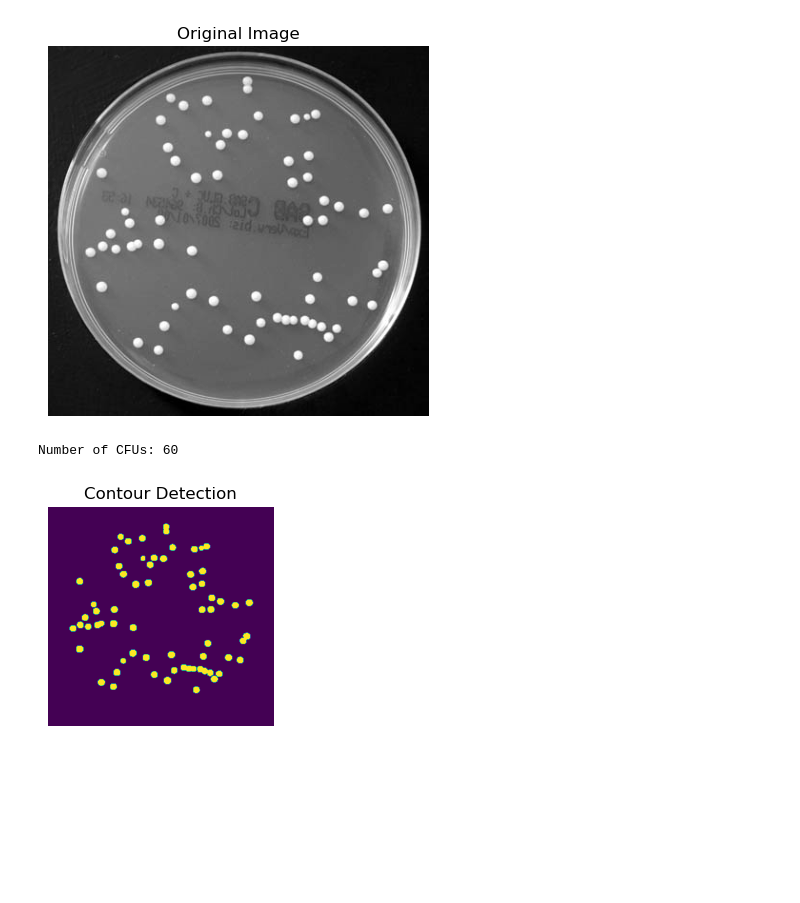
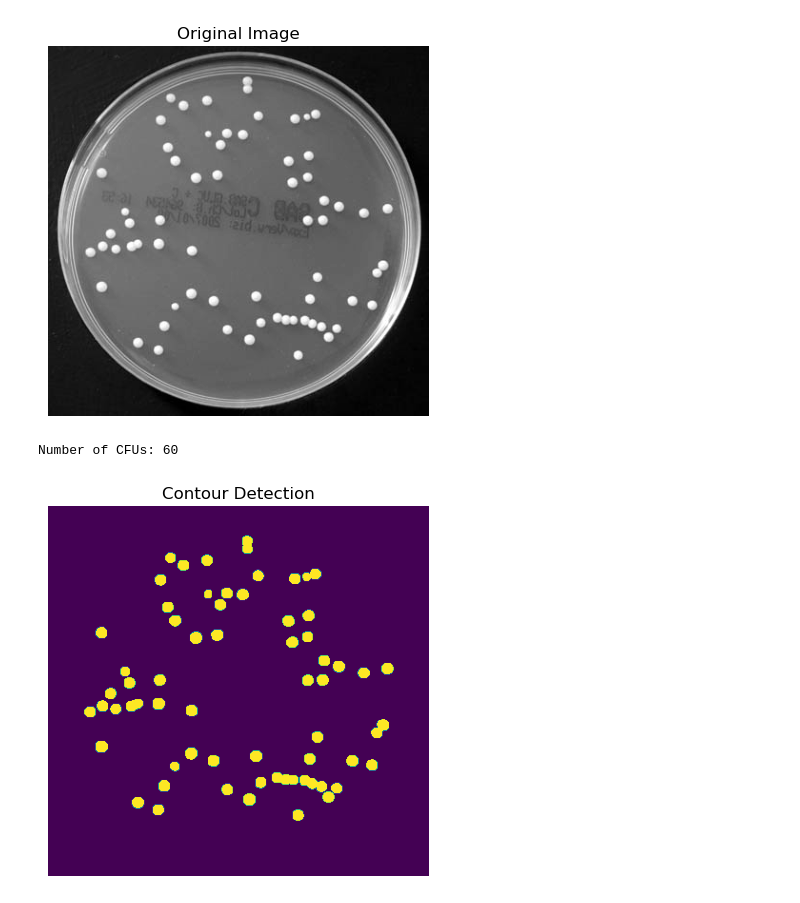
Before and after one commit to theElephantGirl/CFU-counter, a Jupyter notebook: CFU-COUNTER-PROJECT.ipynb, the cells around one changed output. Cells and saved outputs as stored; diff of their text form; code cells hidden in the pictures; blank space fills up the shorter version.

```diff
--- a/CFU-COUNTER-PROJECT.ipynb
+++ b/CFU-COUNTER-PROJECT.ipynb
@@ -70,33 +70,33 @@ filtered_contours = [cnt for cnt in contours if cv2.contourArea(cnt) > min_area]
 num_colonies = len(filtered_contours)
 
 # Draw the contours on the original image
 result = binary_image_masked.copy()
 cv2.drawContours(result, contours, -1, (255, 255, 255), 2)
 
 # Draw the contours
-contour_image = cv2.drawContours(cv2.cvtColor(gray_image, cv2.COLOR_GRAY2BGR), contours, -1, (0, 255, 0), 2)
+#contour_image = cv2.drawContours(cv2.cvtColor(gray_image, cv2.COLOR_GRAY2BGR), contours, -1, (0, 255, 0), 2)
 
 #Display the masked binary image
 #plt.imshow(binary_image_masked, cmap='gray')
 #plt.title('Masked Binary Image')
 #plt.axis('off')
 #plt.show()
 
 #Display original image in grayscale
 plt.imshow(gray_image, cmap='gray')
 plt.title('Original Image')
 plt.axis('off')
 plt.show()
 
 #Contour detection is highlighted
-plt.subplot(122)
+#plt.subplot(122)
 plt.title('Contour Detection')
 plt.imshow(result)
 plt.axis('off')
 
 # Print the number of contours (CFUs)
 print(f'Number of CFUs: {num_colonies}')
 # %% [output]
 [figure]
 Number of CFUs: 60
-[figure, old version]
+[figure, new version]
```
